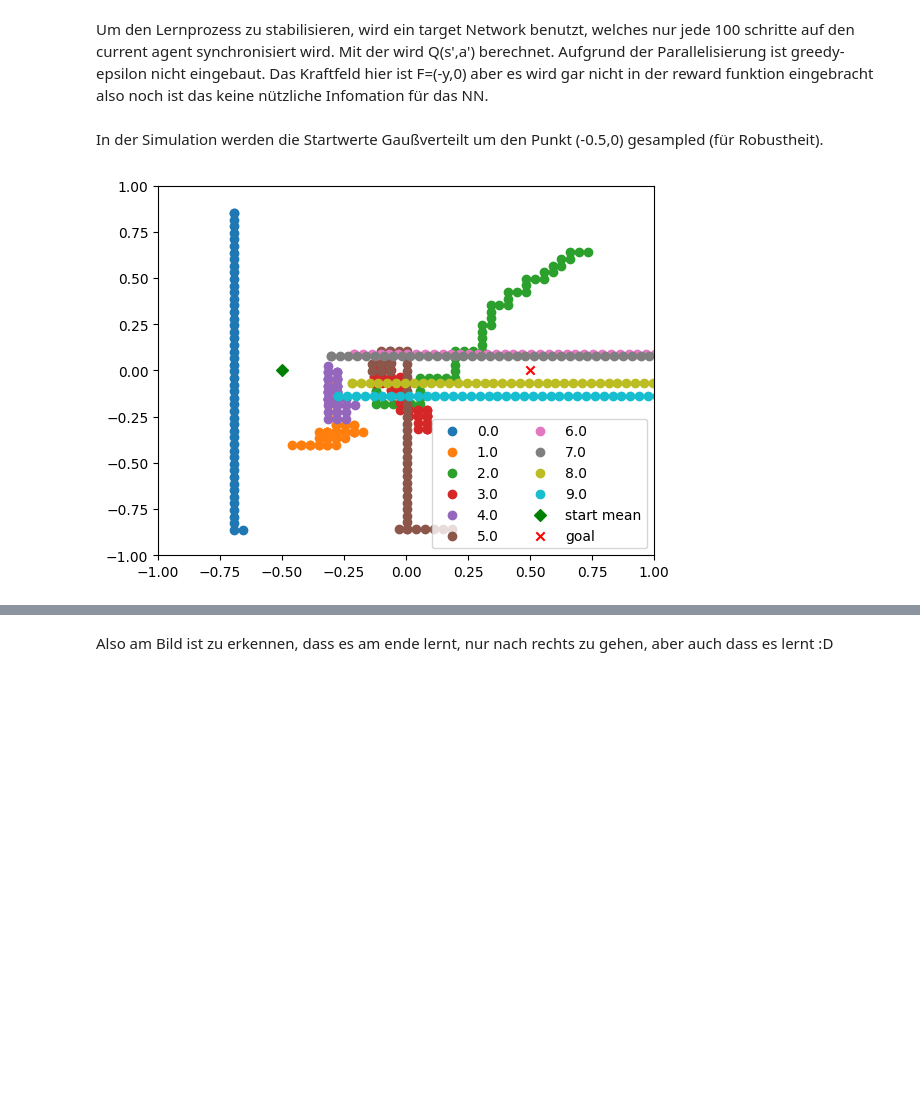
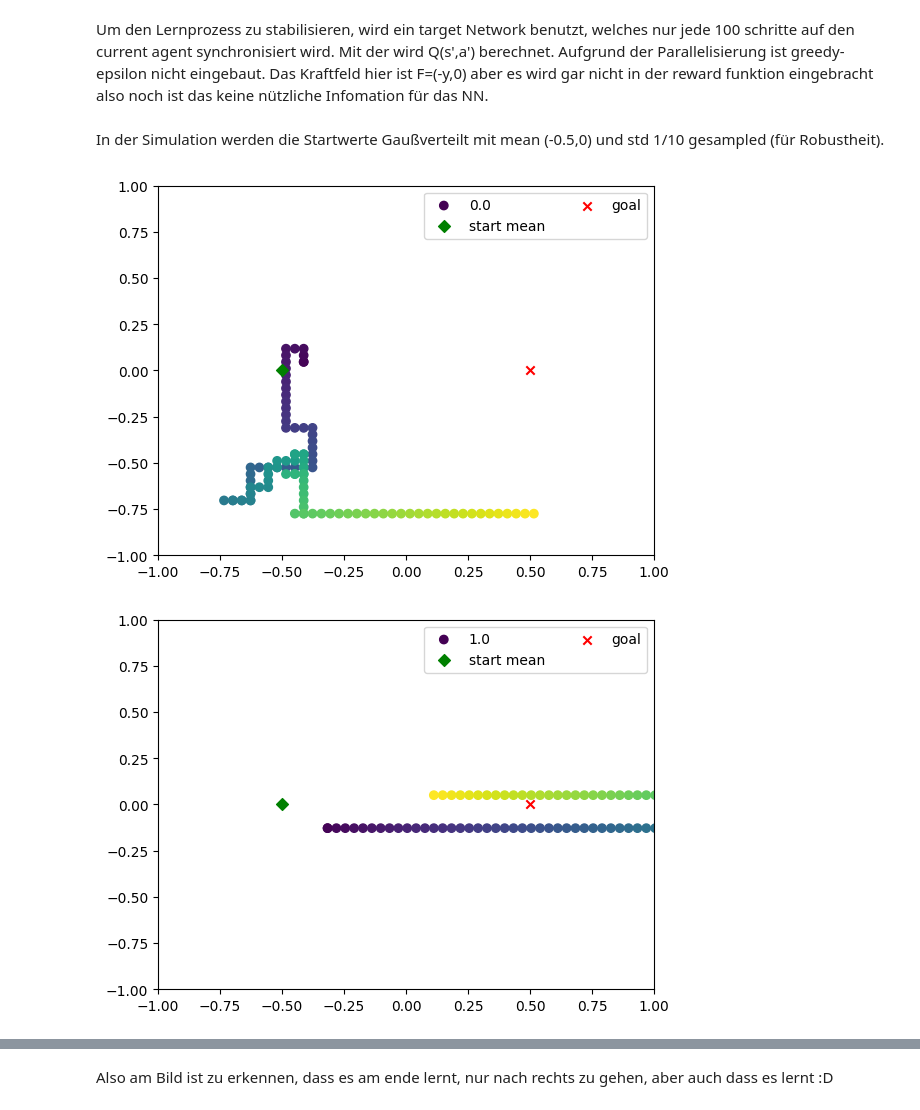
Before and after one commit to EvanderCorvus/AgentSimulation, a Jupyter notebook: main.ipynb, the cells around one changed output, grey strips where cells are left out. Saved outputs shown, nothing was run; the diff lists cells and outputs as text; code cells hidden in the pictures; blank space fills up the shorter version.

```diff
--- a/main.ipynb
+++ b/main.ipynb
@@ -38,16 +38,22 @@ class Agent(nn.Module):
         self.y=y #y coordinate
         self.input = nn.Linear(4, 64,dtype=tr.float) #input layer
         self.hidden1 = nn.Linear(64, 64,dtype=tr.float) #hidden layer
-        self.hidden2 = nn.Linear(64, 32, dtype = tr.float) #hidden layer
-        self.output = nn.Linear(32, 4,dtype=tr.float) #output layer
+        # self.hidden2 = nn.Linear(64, 32,dtype=tr.float) #hidden layer
+        # self.hidden3 = nn.Linear(64, 64,dtype=tr.float) #hidden layer
+        # self.hidden4 = nn.Linear(64, 64,dtype=tr.float) #hidden layer
+        # self.hidden5 = nn.Linear(64, 32, dtype = tr.float) #hidden layer
+        self.output = nn.Linear(64, 4,dtype=tr.float) #output layer
         self.activation = nn.LeakyReLU() #activation function
 
     def forward(self, x): #forward pass
         x1 = self.activation(self.input(x))
         x2 = self.activation(self.hidden1(x1))
-        x3 = self.activation(self.hidden2(x2))
-        x4 = self.activation(self.output(x3))
-        return x4
+        # x3 = self.activation(self.hidden2(x2))
+        # x4 = self.activation(self.hidden3(x3))
+        # x5 = self.activation(self.hidden4(x4))
+        # x6 = self.activation(self.hidden5(x5))
+        x7 = self.output(x2)
+        return x7
 
 
     def move(self,Q): #without greedy epsilon
@@ -125,36 +131,36 @@ def episode(agent,t_agent,t_update, max_steps,g,optimizer):
 
     return X,Y
 # %% [markdown]
-In der Simulation werden die Startwerte Gaußverteilt um den Punkt (-0.5,0) gesampled (für Robustheit).
+In der Simulation werden die Startwerte Gaußverteilt mit mean (-0.5,0) und std 1/10 gesampled (für Robustheit).
 # %%
 #Simulation
-
-x = tr.randn(parallel_dim, dtype=tr.float).to(device)/2-0.5
-y = tr.randn(parallel_dim, dtype=tr.float).to(device)/2
+mu, sig = -0.5, 0.1
+x = tr.randn(parallel_dim, dtype=tr.float).to(device)*sig + mu
+y = tr.randn(parallel_dim, dtype=tr.float).to(device)*sig
 agent = Agent(x,y).to(device)
 
 t_agent = Agent(x,y).to(device)
 t_agent.load_state_dict(agent.state_dict()) #copies weights from agent to t_agent
 t_agent.eval()
 
 
 optimizer = tr.optim.Adam(agent.parameters(), lr=0.001)
 
 for i in range(epoch):
     X,Y = episode(agent, t_agent, t_update = t_update, max_steps = max_steps, g=g, optimizer=optimizer)
-    agent.x = tr.randn(parallel_dim, dtype=tr.float).to(device)/10-0.2
-    agent.y = tr.randn(parallel_dim, dtype=tr.float).to(device)/10
+    agent.x = tr.randn(parallel_dim, dtype=tr.float).to(device)*sig + mu
+    agent.y = tr.randn(parallel_dim, dtype=tr.float).to(device)*sig
     x,y = X[0].detach().to('cpu').numpy(),Y[0].detach().to('cpu').numpy()
 
-    plt.scatter(x,y,label=float(i))#,c=np.arange(len(x)),cmap='viridis')
+    plt.scatter(x,y,label=float(i),c=np.arange(len(x)),cmap='viridis')
 
 
-plt.xlim(-1,1)
-plt.ylim(-1,1)
-plt.scatter(-0.5,0,c='g',label='start mean',marker='D')
-plt.scatter(0.5,0,c='r',label='goal',marker='x')
-
-plt.legend(ncol=2,loc='best')
-plt.show()
+    plt.xlim(-1,1)
+    plt.ylim(-1,1)
+    plt.scatter(-0.5,0,c='g',label='start mean',marker='D')
+    plt.scatter(0.5,0,c='r',label='goal',marker='x')
+    plt.legend(ncol=2,loc='best')
+    plt.show()
 # %% [output]
-[figure, old version]
+[figure, new version]
+[figure, added]
```
Also changed, not shown: parts of 2 cells of this notebook, 2 other files.
